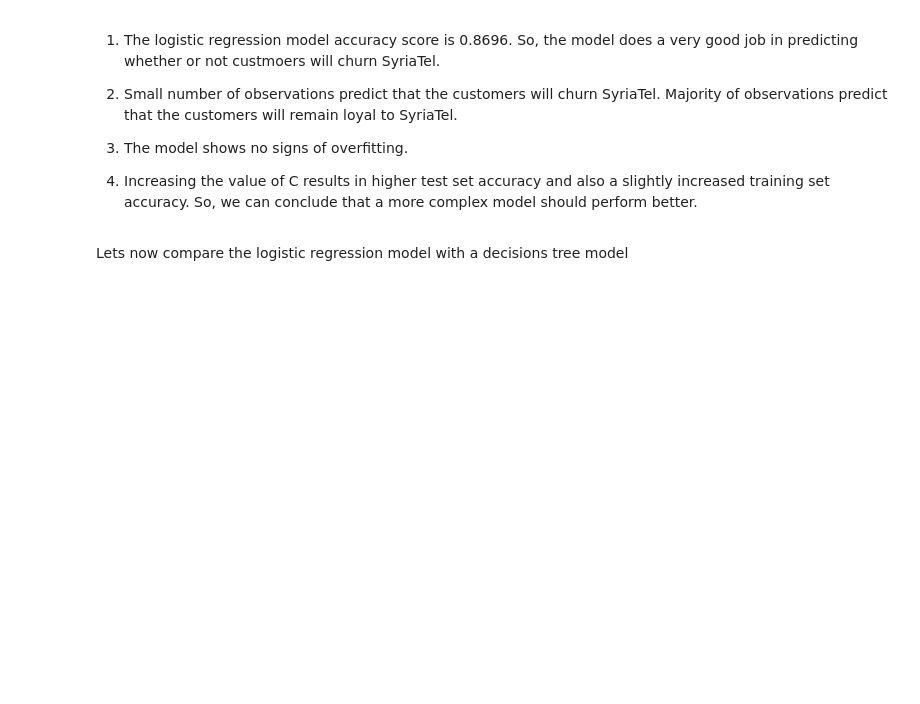
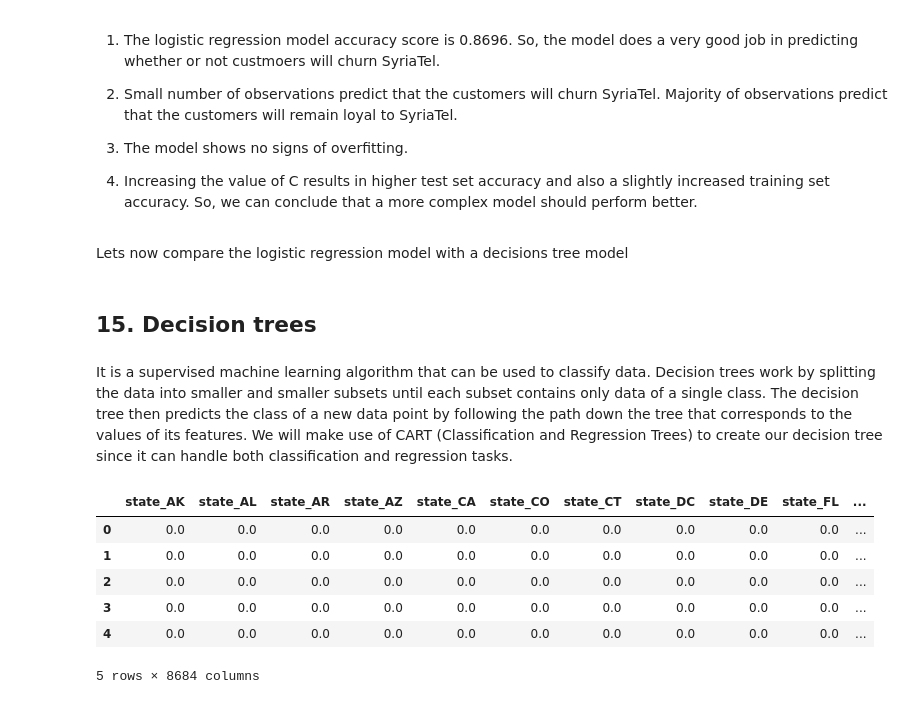
Before and after one commit to Collins-Opiyo/SyriaTelco_Collins_repo-, a Jupyter notebook: index.ipynb, the cells around one changed output. Saved outputs shown, nothing was run; the diff lists cells and outputs as text; code cells hidden in the pictures; blank space fills up the shorter version.

```diff
--- a/index.ipynb
+++ b/index.ipynb
@@ -1779,3 +1781,8 @@ Our, original model score is found to be 0.8696. The average cross-validation sc
 4.	Increasing the value of C results in higher test set accuracy and also a slightly increased training set accuracy. So, we can conclude that a more complex model should perform better.
 # %% [markdown]
 Lets now compare the logistic regression model with a decisions tree model
+# %% [markdown]
+## 15. Decision trees
+# %% [markdown]
+It is a supervised machine learning algorithm that can be used to classify data. Decision trees work by splitting the data into smaller and smaller subsets until each subset contains only data of a single class. The decision tree then predicts the class of a new data point by following the path down the tree that corresponds to the values of its features.
+We will make use of CART (Classification and Regression Trees) to create our decision tree since it can handle both classification and regression tasks.
@@ -1781,0 +1792,19 @@ Lets now compare the logistic regression model with a decisions tree model
+# %%
+# One-hot encode the training data and show the resulting DataFrame with proper column names
+ohe = OneHotEncoder()
+
+ohe.fit(X_train)
+X_train_ohe = ohe.transform(X_train).toarray()
+
+# Creating this DataFrame is not necessary its only to show the result of the ohe
+ohe_df = pd.DataFrame(X_train_ohe, columns=ohe.get_feature_names_out(X_train.columns))
+
+ohe_df.head()
+# %% [output]
+|  | state_AK | state_AL | state_AR | state_AZ | state_CA | state_CO | state_CT | state_DC | state_DE | state_FL | ... |
+| 0 | 0.0 | 0.0 | 0.0 | 0.0 | 0.0 | 0.0 | 0.0 | 0.0 | 0.0 | 0.0 | ... |
+| 1 | 0.0 | 0.0 | 0.0 | 0.0 | 0.0 | 0.0 | 0.0 | 0.0 | 0.0 | 0.0 | ... |
+| 2 | 0.0 | 0.0 | 0.0 | 0.0 | 0.0 | 0.0 | 0.0 | 0.0 | 0.0 | 0.0 | ... |
+| 3 | 0.0 | 0.0 | 0.0 | 0.0 | 0.0 | 0.0 | 0.0 | 0.0 | 0.0 | 0.0 | ... |
+| 4 | 0.0 | 0.0 | 0.0 | 0.0 | 0.0 | 0.0 | 0.0 | 0.0 | 0.0 | 0.0 | ... |
+5 rows × 8684 columns
```
Also changed, not shown: parts of 9 cells of this notebook, 1 other file.
